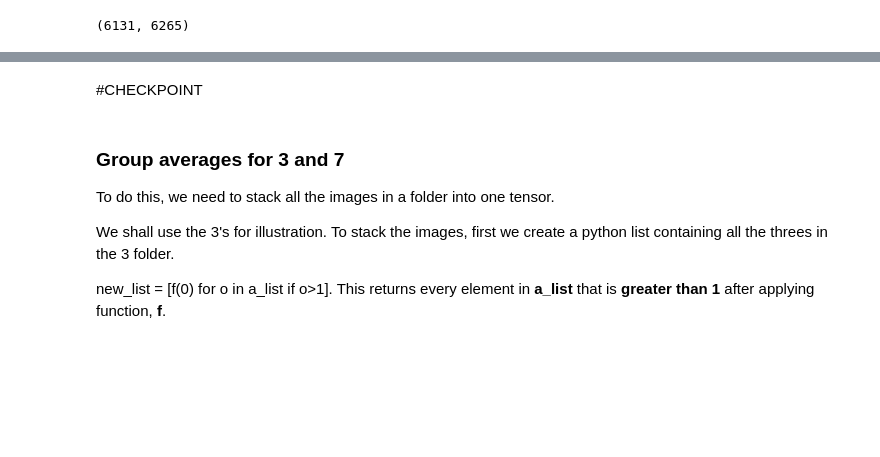
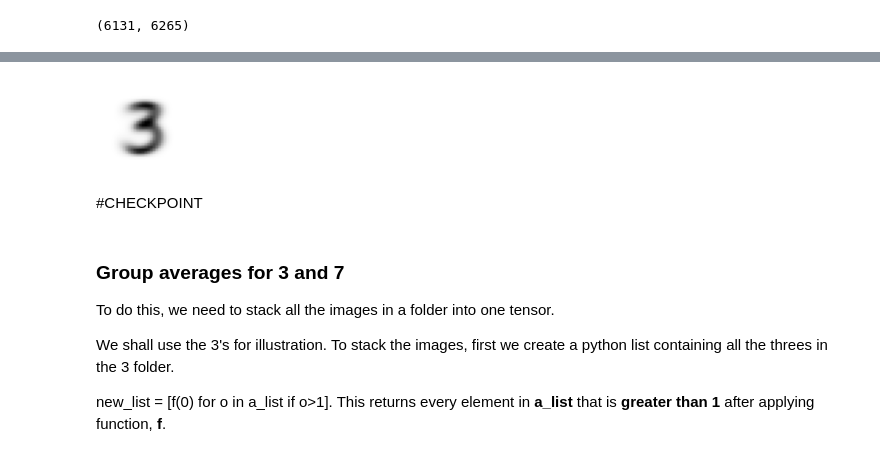
Before and after one commit to rubanzasilva/mnist_basics, a Jupyter notebook: Copy_of_mnist_basics.ipynb, the cells around one changed output, grey strips where cells are left out. Cells and saved outputs as stored; diff of their text form; code cells hidden in the pictures; blank space fills up the shorter version.

```diff
--- a/Copy_of_mnist_basics.ipynb
+++ b/Copy_of_mnist_basics.ipynb
@@ -199,0 +235,6 @@ len(threes_tensors), len(sevens_tensors)
+# %%
+ideal_three = stacked_threes.mean(0)
+ideal_seven = stacked_sevens.mean(0)
+show_image(ideal_three);
+# %% [output]
+[figure, added]
```
Also changed, not shown: parts of 9 cells of this notebook.
